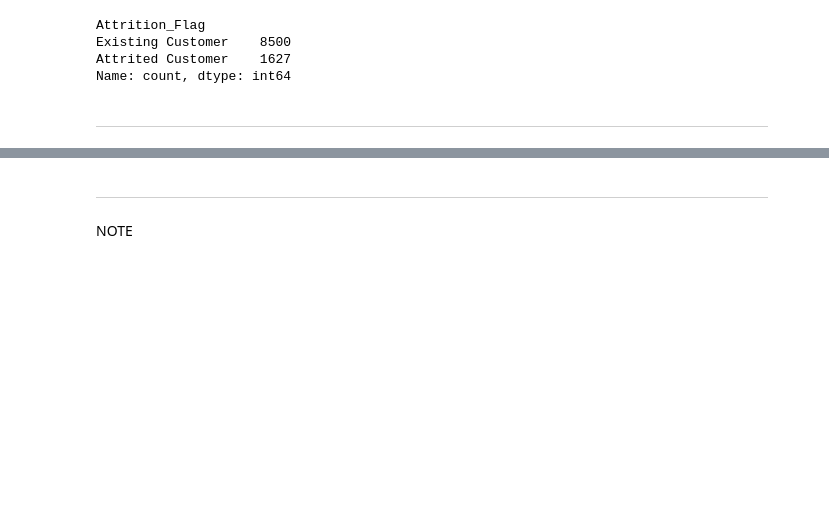
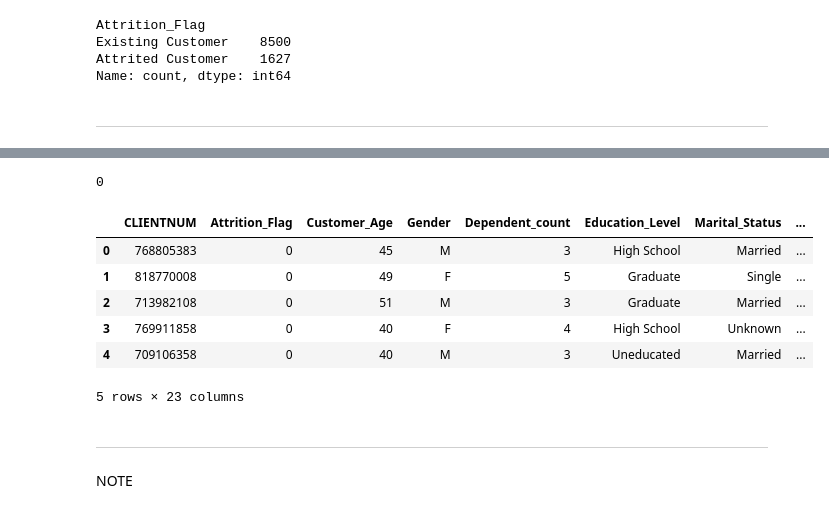
Before and after one commit to navmann99/credit_card_analysis, a Jupyter notebook: jupyter_notebooks/ETL.ipynb, the cells around one changed output, grey strips where cells are left out. Drawn from its saved outputs; the diff is of its cells as text; code cells hidden in the pictures; blank space fills up the shorter version.

Commit message:
section2 duplicates and nullvalues

```diff
--- a/jupyter_notebooks/ETL.ipynb
+++ b/jupyter_notebooks/ETL.ipynb
@@ -170,3 +192,21 @@ Section 2 content
+# %%
+#Checking for duplicate rows in the dataset
+df.duplicated().sum()
+# this shows that there are no duplicate rows in the dataset, which is good because it means that each row represents a unique customer.
+# %% [output]
+0
+# %%
+#i am going to encode the categorical variables in the dataset using one-hot encoding. This will convert the categorical variables into numerical variables that can be used in machine learning models. i will be encoding the 'attrition_flag'
+df['Attrition_Flag'] = df['Attrition_Flag'].map({'Existing Customer': 0, 'Attrited Customer': 1})
+df.head() # i will show the first 5 rows of the dataset to see the changes made to the 'Attrition_Flag' column. The values in the 'Attrition_Flag' column have been converted from categorical values to numerical values, with 'Existing Customer' being represented as 0 and 'Attrited Customer' being represented as 1.
+# %% [output]
+|  | CLIENTNUM | Attrition_Flag | Customer_Age | Gender | Dependent_count | Education_Level | Marital_Status | ... |
+| 0 | 768805383 | 0 | 45 | M | 3 | High School | Married | ... |
+| 1 | 818770008 | 0 | 49 | F | 5 | Graduate | Single | ... |
+| 2 | 713982108 | 0 | 51 | M | 3 | Graduate | Married | ... |
+| 3 | 769911858 | 0 | 40 | F | 4 | High School | Unknown | ... |
+| 4 | 709106358 | 0 | 40 | M | 3 | Uneducated | Married | ... |
+5 rows × 23 columns
 # %% [markdown]
 ---
 # %% [markdown]
```
Also changed, not shown: parts of 4 cells of this notebook, 1 other file.
